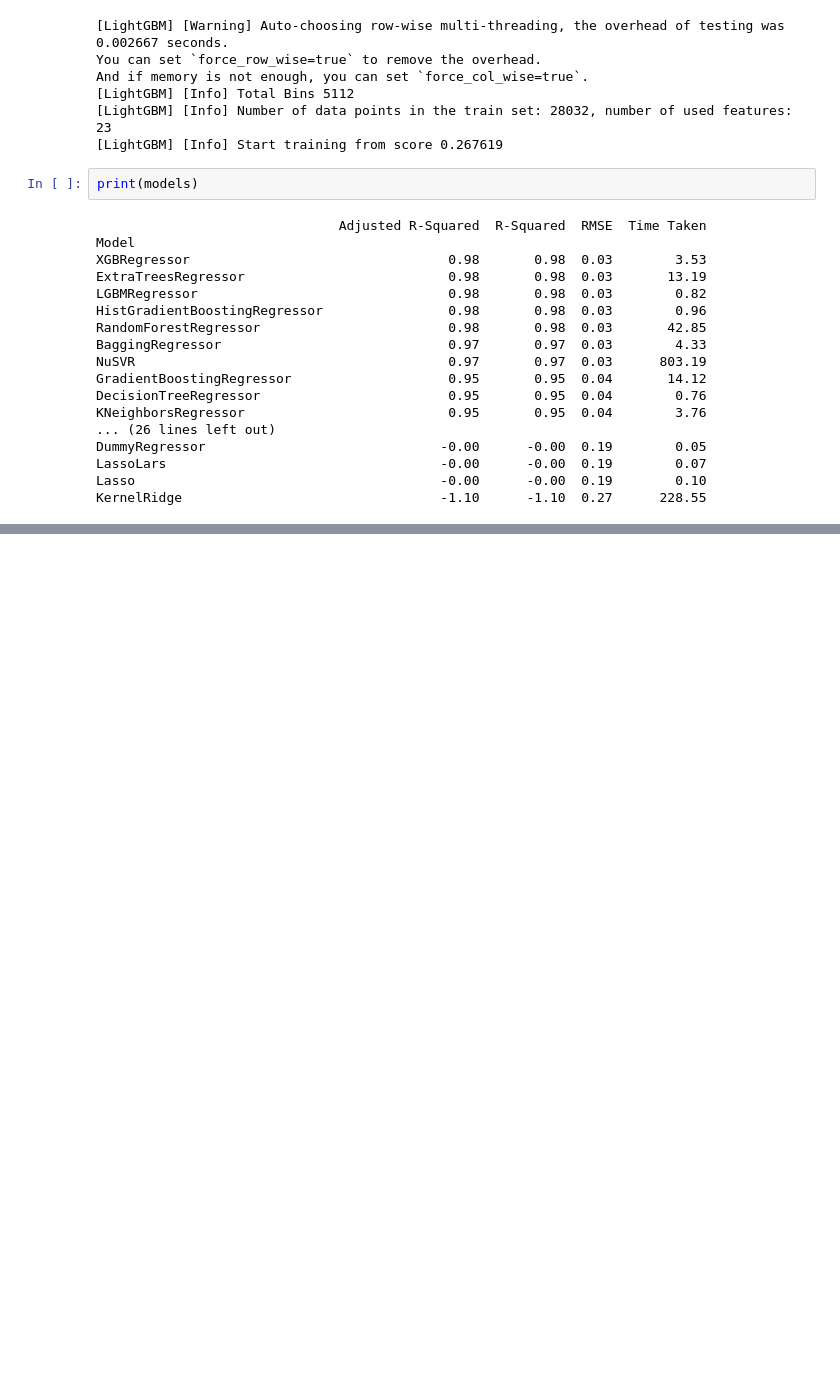
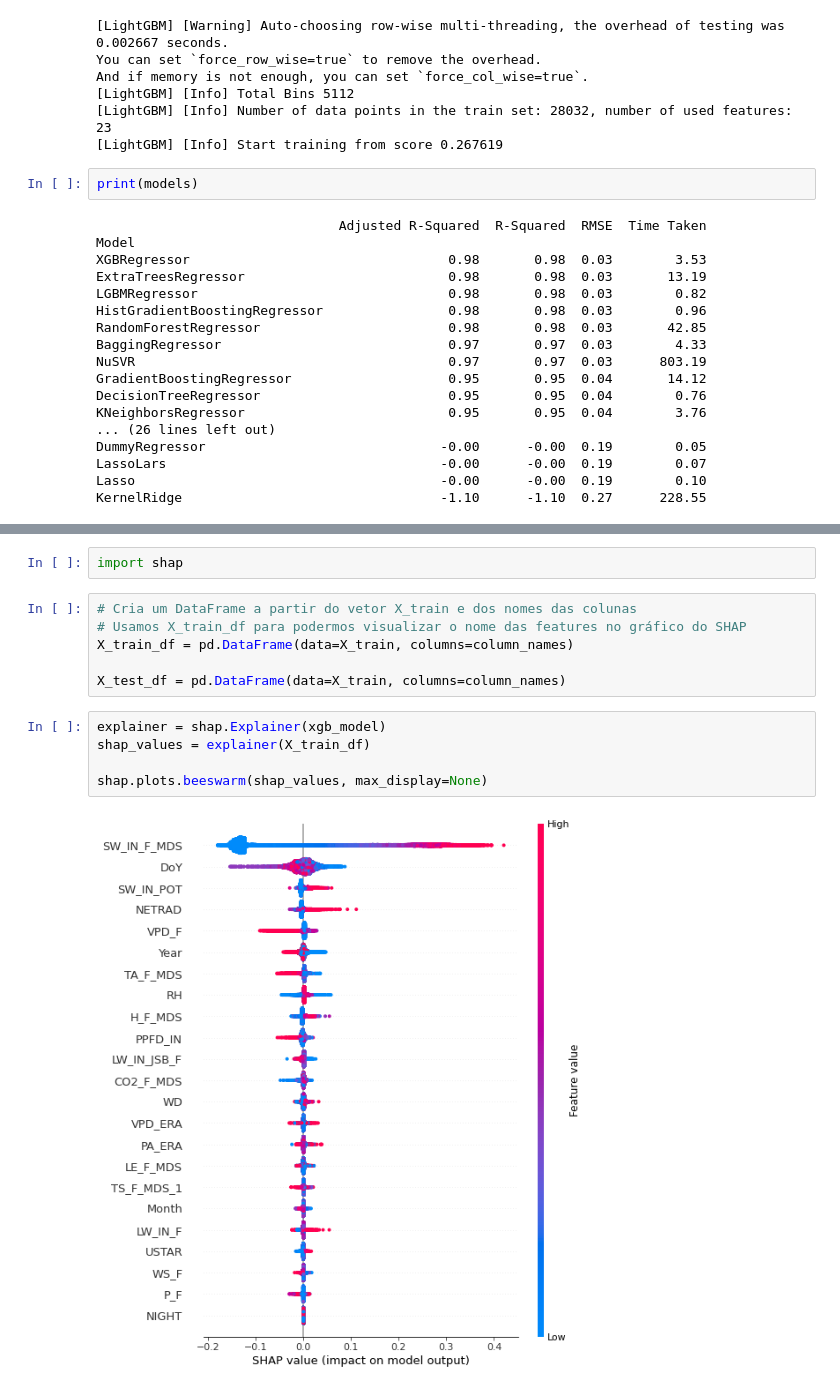
Before and after one commit to albert-santos/remote-sensing, a Jupyter notebook: remote_sensing.ipynb, the cells around one changed output, grey strips where cells are left out. Saved outputs shown, nothing was run; the diff lists cells and outputs as text; blank space fills up the shorter version.

```diff
--- a/remote_sensing.ipynb
+++ b/remote_sensing.ipynb
@@ -483,0 +494,15 @@ KernelRidge                                 -1.10      -1.10  0.27      228.55
+# %%
+import shap
+# %%
+# Cria um DataFrame a partir do vetor X_train e dos nomes das colunas
+# Usamos X_train_df para podermos visualizar o nome das features no gráfico do SHAP
+X_train_df = pd.DataFrame(data=X_train, columns=column_names)
+
+X_test_df = pd.DataFrame(data=X_train, columns=column_names)
+# %%
+explainer = shap.Explainer(xgb_model)
+shap_values = explainer(X_train_df)
+
+shap.plots.beeswarm(shap_values, max_display=None)
+# %% [output]
+[figure, added]
```
Also changed, not shown: parts of 6 cells of this notebook.
